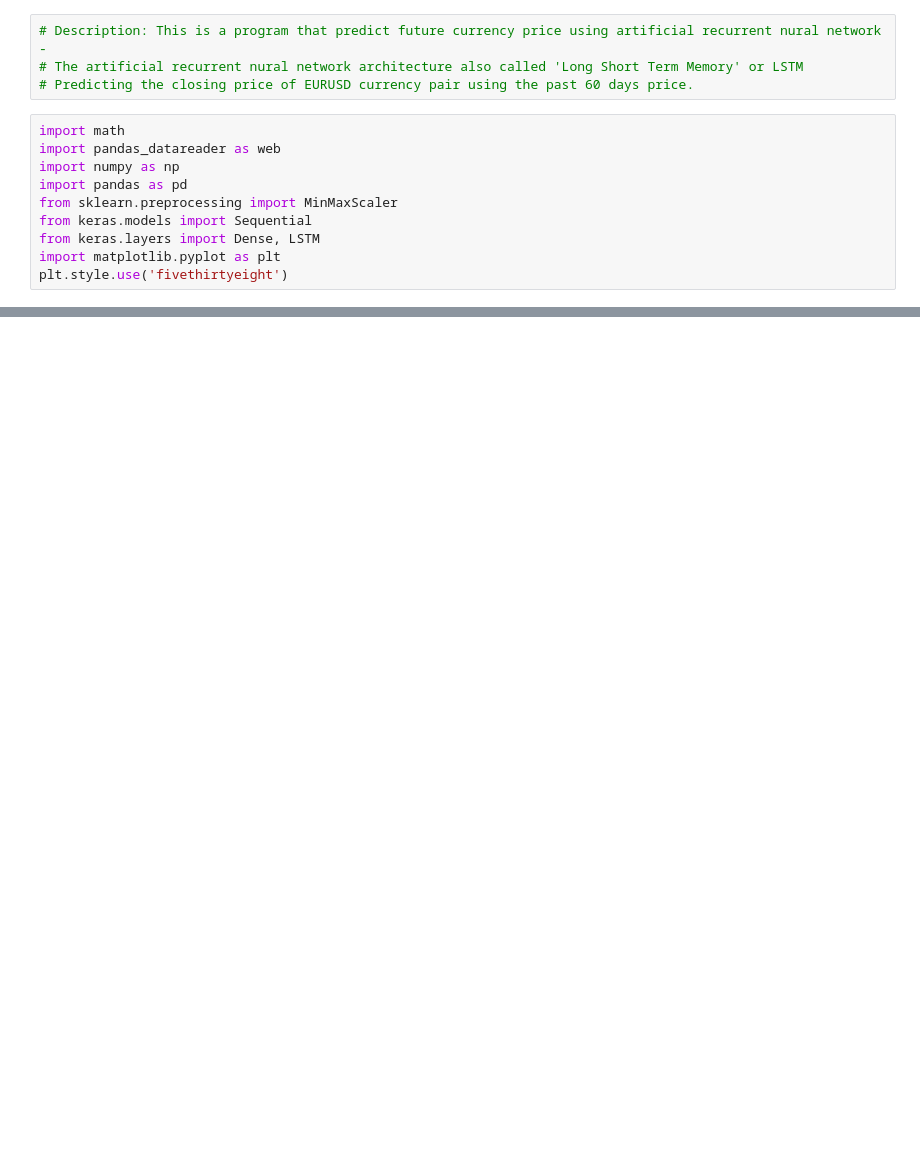
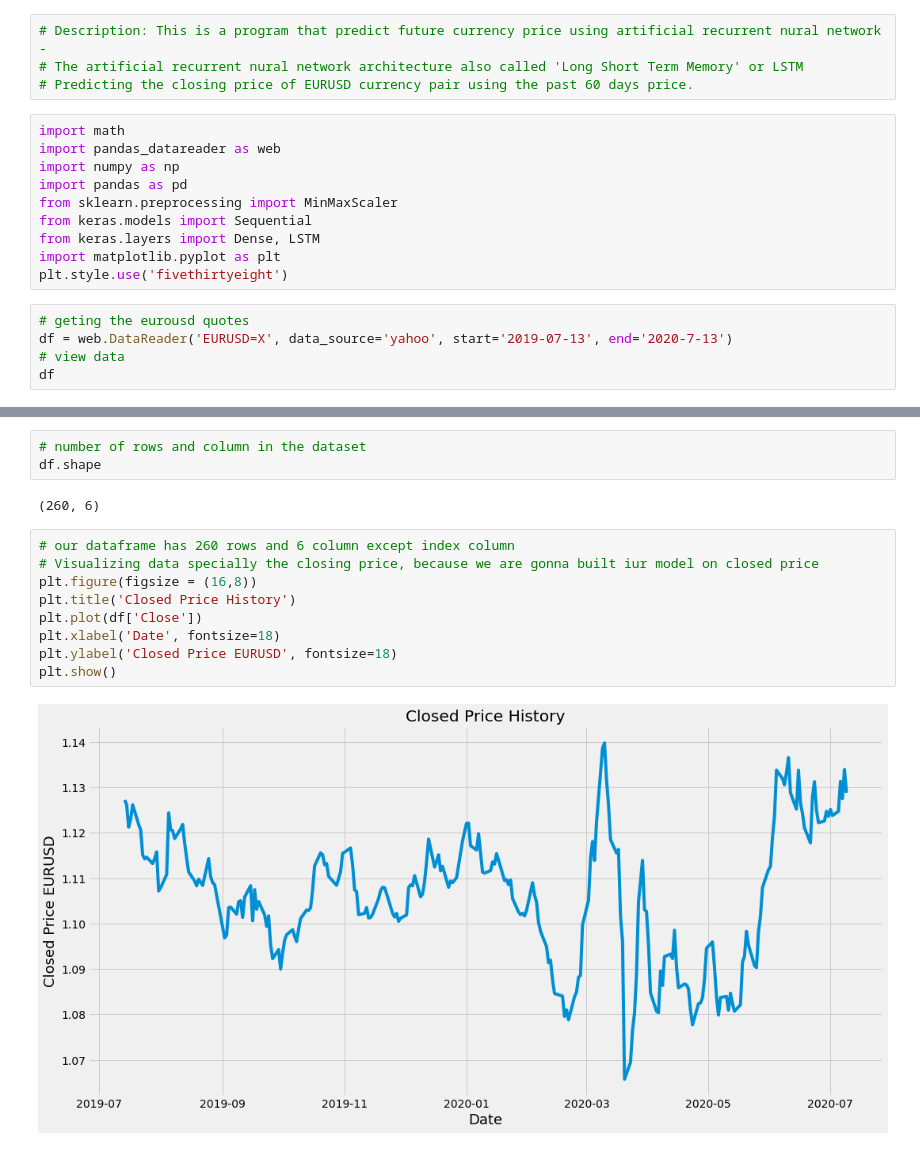
Before and after one commit to abidshafee/google.colaboratory_project, a Jupyter notebook: EurUsd_price_prediction.ipynb, the cells around one changed output, grey strips where cells are left out. Drawn from its saved outputs; the diff is of its cells as text; blank space fills up the shorter version.

```diff
--- a/EurUsd_price_prediction.ipynb
+++ b/EurUsd_price_prediction.ipynb
@@ -14,3 +14,8 @@ from keras.models import Sequential
 from keras.layers import Dense, LSTM
 import matplotlib.pyplot as plt
 plt.style.use('fivethirtyeight')
+# %%
+# geting the eurousd quotes
+df = web.DataReader('EURUSD=X', data_source='yahoo', start='2019-07-13', end='2020-7-13')
+# view data
+df
@@ -16,0 +37,16 @@ plt.style.use('fivethirtyeight')
+# %%
+# number of rows and column in the dataset
+df.shape
+# %% [output]
+(260, 6)
+# %%
+# our dataframe has 260 rows and 6 column except index column
+# Visualizing data specially the closing price, because we are gonna built iur model on closed price
+plt.figure(figsize = (16,8))
+plt.title('Closed Price History')
+plt.plot(df['Close'])
+plt.xlabel('Date', fontsize=18)
+plt.ylabel('Closed Price EURUSD', fontsize=18)
+plt.show()
+# %% [output]
+[figure, added]
```
Also changed, not shown: parts of 1 cell of this notebook.
